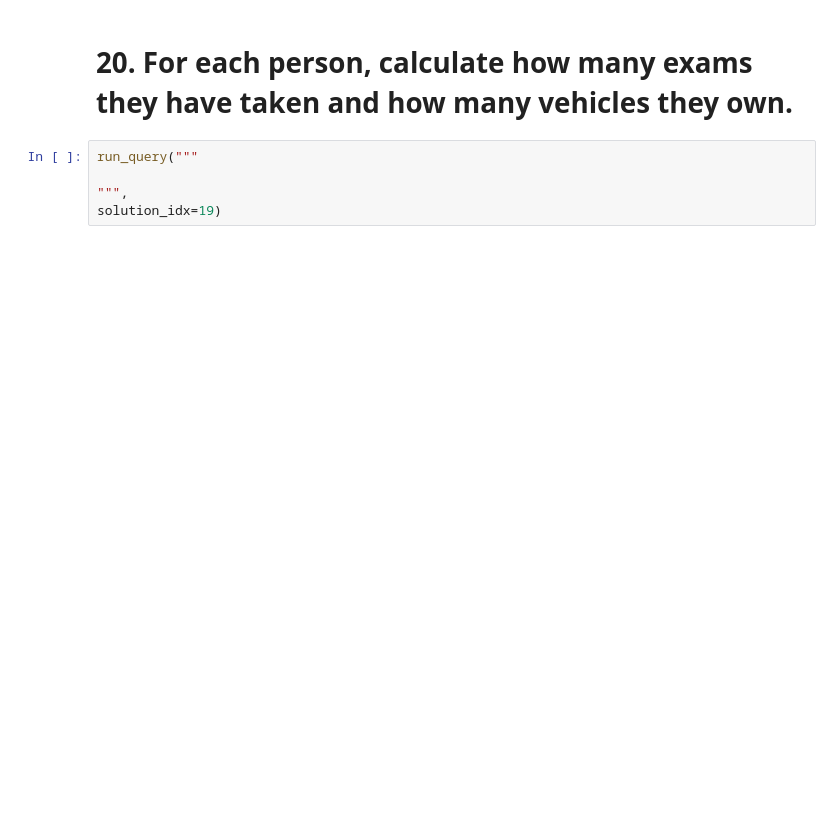
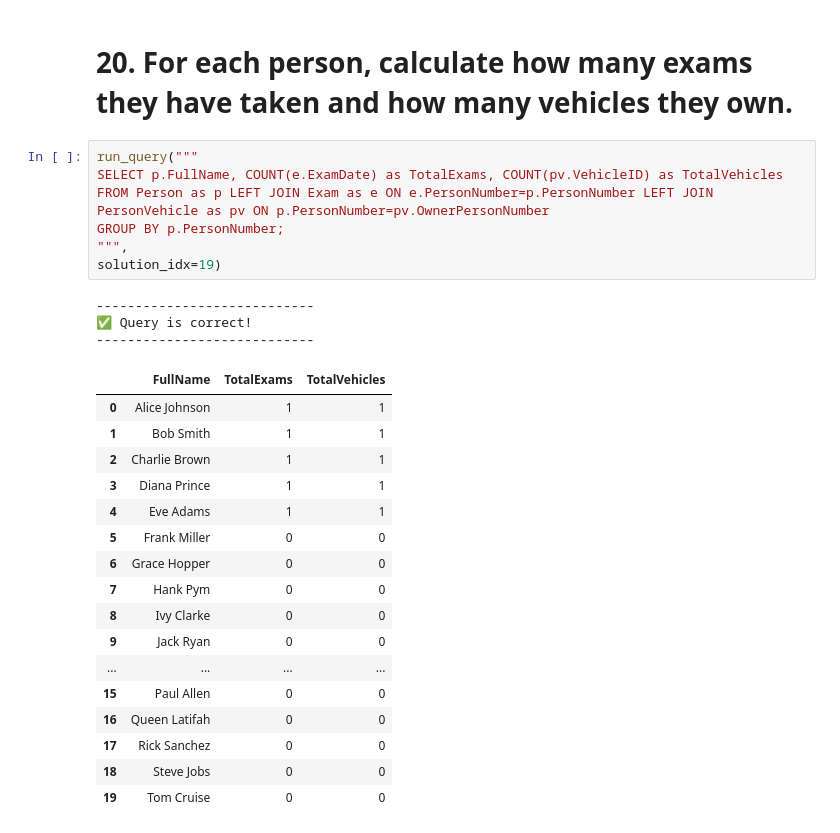
Before and after one commit to 00hiba00/project1, a Jupyter notebook: narsa_usecase.ipynb, the cells around one changed output. Drawn from its saved outputs; the diff is of its cells as text; blank space fills up the shorter version.

```diff
--- a/narsa_usecase.ipynb
+++ b/narsa_usecase.ipynb
@@ -629,7 +659,30 @@ solution_idx=18)
 # %% [markdown]
 # 20. For each person, calculate how many exams they have taken and how many vehicles they own.
-# %%
-run_query("""
-
-""",
-solution_idx=19)
+# %%
+run_query("""
+SELECT p.FullName, COUNT(e.ExamDate) as TotalExams, COUNT(pv.VehicleID) as TotalVehicles
+FROM Person as p LEFT JOIN Exam as e ON e.PersonNumber=p.PersonNumber LEFT JOIN PersonVehicle as pv ON p.PersonNumber=pv.OwnerPersonNumber
+GROUP BY p.PersonNumber;
+""",
+solution_idx=19)
+# %% [output]
+----------------------------
+✅ Query is correct!
+----------------------------
+|  | FullName | TotalExams | TotalVehicles |
+| 0 | Alice Johnson | 1 | 1 |
+| 1 | Bob Smith | 1 | 1 |
+| 2 | Charlie Brown | 1 | 1 |
+| 3 | Diana Prince | 1 | 1 |
+| 4 | Eve Adams | 1 | 1 |
+| 5 | Frank Miller | 0 | 0 |
+| 6 | Grace Hopper | 0 | 0 |
+| 7 | Hank Pym | 0 | 0 |
+| 8 | Ivy Clarke | 0 | 0 |
+| 9 | Jack Ryan | 0 | 0 |
+| ... | ... | ... | ... |
+| 15 | Paul Allen | 0 | 0 |
+| 16 | Queen Latifah | 0 | 0 |
+| 17 | Rick Sanchez | 0 | 0 |
+| 18 | Steve Jobs | 0 | 0 |
+| 19 | Tom Cruise | 0 | 0 |
```
Also changed, not shown: parts of 6 cells of this notebook.
